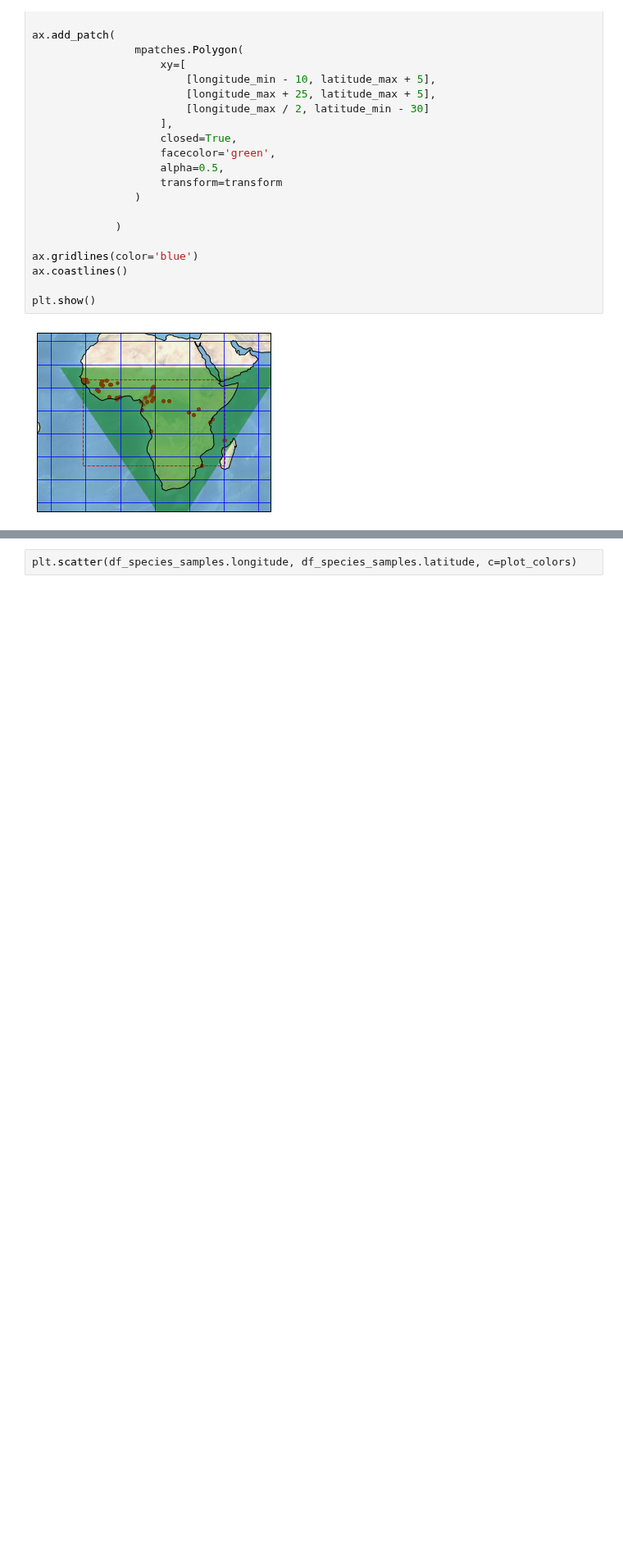
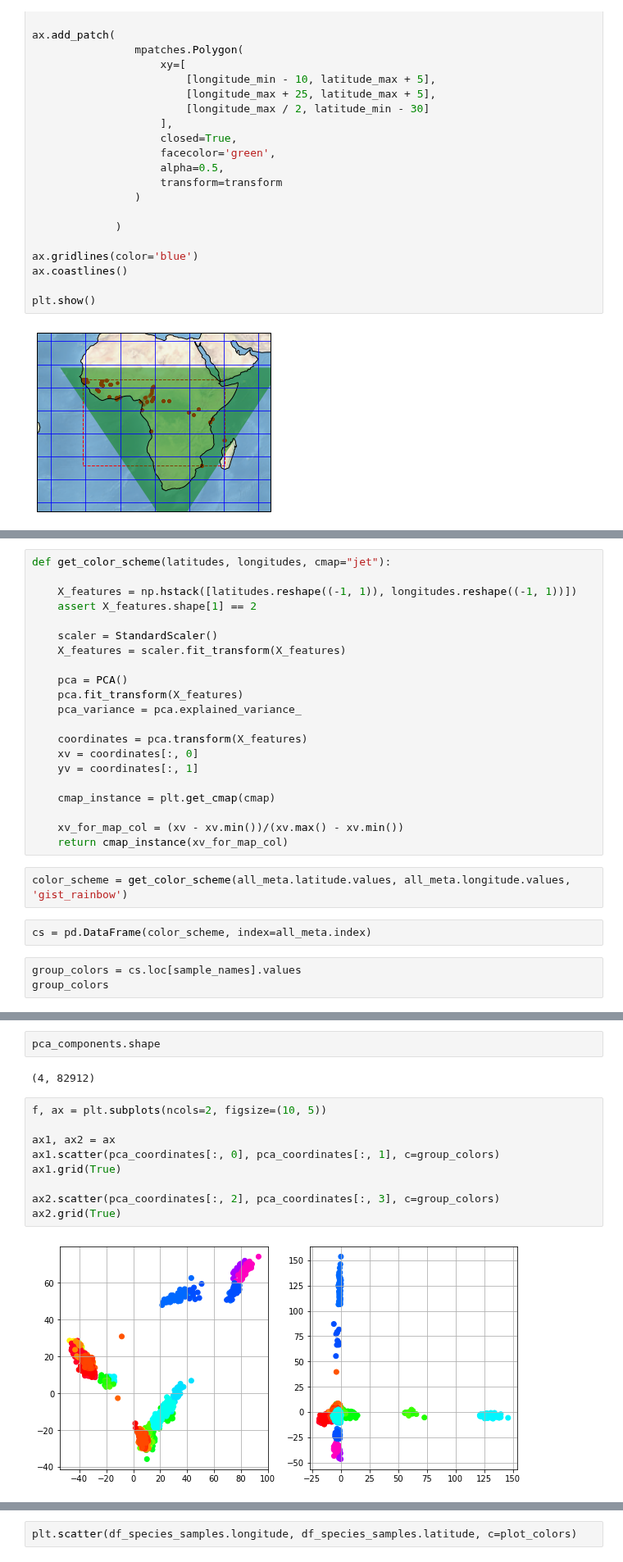
Before and after one commit to malariagen/ag1000g-phase3-data-paper, a Jupyter notebook: notebooks/pca_figure_gamb_colu.ipynb, the cells around one changed output, grey strips where cells are left out. Shown at 82% size. Cells and saved outputs as stored; diff of their text form; blank space fills up the shorter version.

```diff
--- a/notebooks/pca_figure_gamb_colu.ipynb
+++ b/notebooks/pca_figure_gamb_colu.ipynb
@@ -199,0 +172,28 @@ plt.scatter(xv, yv, c=plot_colors)
+# %%
+def get_color_scheme(latitudes, longitudes, cmap="jet"):
+
+    X_features = np.hstack([latitudes.reshape((-1, 1)), longitudes.reshape((-1, 1))])
+    assert X_features.shape[1] == 2
+
+    scaler = StandardScaler()
+    X_features = scaler.fit_transform(X_features)
+
+    pca = PCA()
+    pca.fit_transform(X_features)
+    pca_variance = pca.explained_variance_
+
+    coordinates = pca.transform(X_features)
+    xv = coordinates[:, 0]
+    yv = coordinates[:, 1]
+
+    cmap_instance = plt.get_cmap(cmap)
+
+    xv_for_map_col = (xv - xv.min())/(xv.max() - xv.min())
+    return cmap_instance(xv_for_map_col)
+# %%
+color_scheme = get_color_scheme(all_meta.latitude.values, all_meta.longitude.values, 'gist_rainbow')
+# %%
+cs = pd.DataFrame(color_scheme, index=all_meta.index)
+# %%
+group_colors = cs.loc[sample_names].values
+group_colors
@@ -199,0 +212,15 @@ plt.scatter(xv, yv, c=plot_colors)
+# %%
+pca_components.shape
+# %% [output]
+(4, 82912)
+# %%
+f, ax = plt.subplots(ncols=2, figsize=(10, 5))
+
+ax1, ax2 = ax
+ax1.scatter(pca_coordinates[:, 0], pca_coordinates[:, 1], c=group_colors)
+ax1.grid(True)
+
+ax2.scatter(pca_coordinates[:, 2], pca_coordinates[:, 3], c=group_colors)
+ax2.grid(True)
+# %% [output]
+[figure, added]
```
Also changed, not shown: parts of 42 cells of this notebook.
